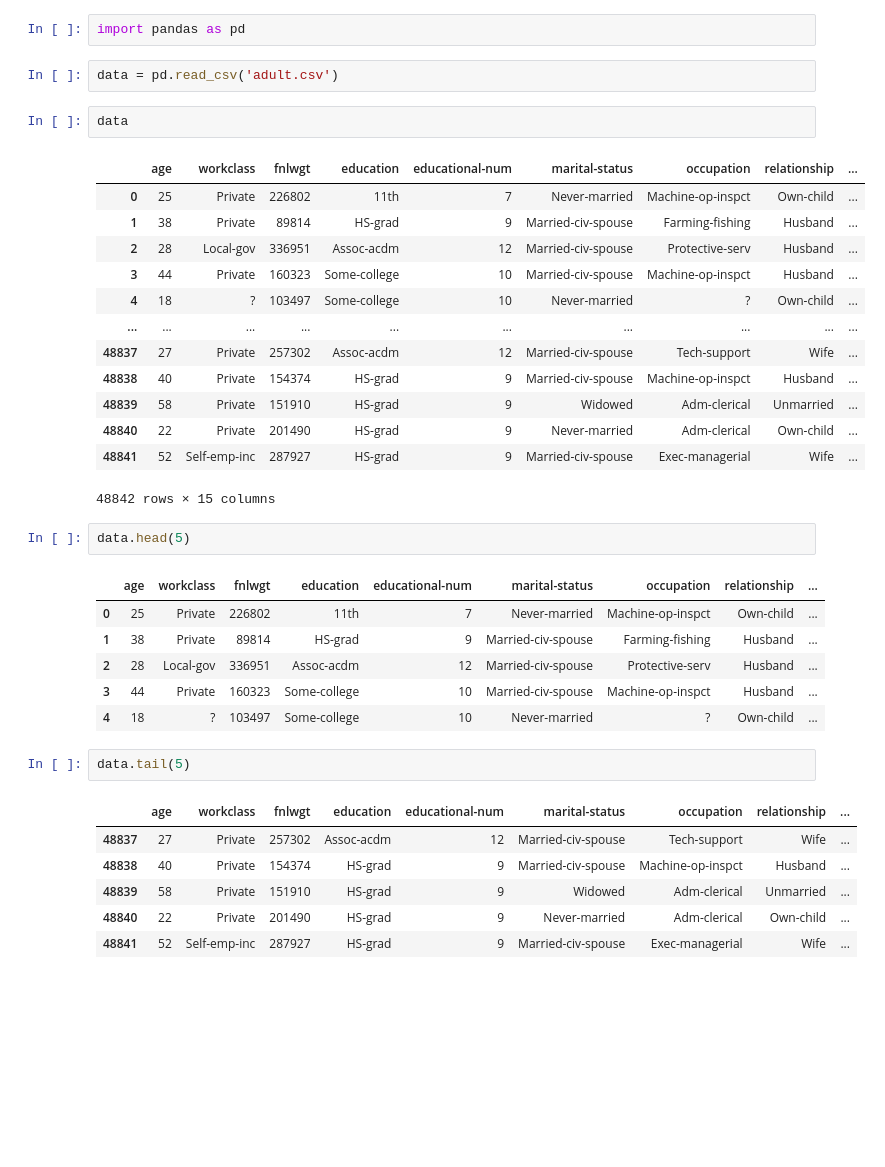
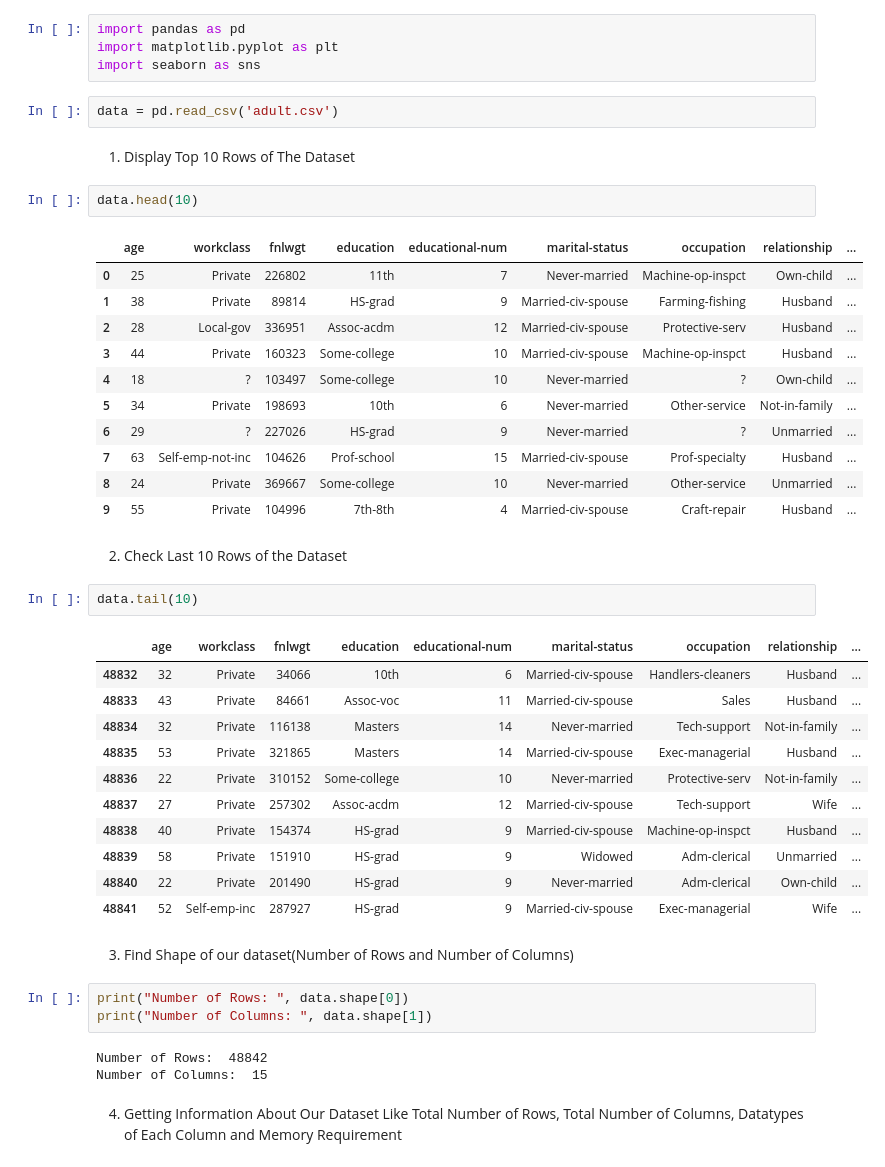
Before and after one commit to arifulislam19/Project-3AdultIncomeDataset, a Jupyter notebook: adultIncome.ipynb, the cells around one changed output. Drawn from its saved outputs; the diff is of its cells as text; blank space fills up the shorter version.

```diff
--- a/adultIncome.ipynb
+++ b/adultIncome.ipynb
@@ -1,9 +1,13 @@
 # %%
 import pandas as pd
+import matplotlib.pyplot as plt
+import seaborn as sns
 # %%
 data = pd.read_csv('adult.csv')
+# %% [markdown]
+1. Display Top 10 Rows of The Dataset
 # %%
-data
+data.head(10)
 # %% [output]
 |  | age | workclass | fnlwgt | education | educational-num | marital-status | occupation | relationship | ... |
 | 0 | 25 | Private | 226802 | 11th | 7 | Never-married | Machine-op-inspct | Own-child | ... |
@@ -11,28 +15,34 @@ data
 | 2 | 28 | Local-gov | 336951 | Assoc-acdm | 12 | Married-civ-spouse | Protective-serv | Husband | ... |
 | 3 | 44 | Private | 160323 | Some-college | 10 | Married-civ-spouse | Machine-op-inspct | Husband | ... |
 | 4 | 18 | ? | 103497 | Some-college | 10 | Never-married | ? | Own-child | ... |
-| ... | ... | ... | ... | ... | ... | ... | ... | ... | ... |
-| 48837 | 27 | Private | 257302 | Assoc-acdm | 12 | Married-civ-spouse | Tech-support | Wife | ... |
-| 48838 | 40 | Private | 154374 | HS-grad | 9 | Married-civ-spouse | Machine-op-inspct | Husband | ... |
-| 48839 | 58 | Private | 151910 | HS-grad | 9 | Widowed | Adm-clerical | Unmarried | ... |
-| 48840 | 22 | Private | 201490 | HS-grad | 9 | Never-married | Adm-clerical | Own-child | ... |
-| 48841 | 52 | Self-emp-inc | 287927 | HS-grad | 9 | Married-civ-spouse | Exec-managerial | Wife | ... |
+| 5 | 34 | Private | 198693 | 10th | 6 | Never-married | Other-service | Not-in-family | ... |
+| 6 | 29 | ? | 227026 | HS-grad | 9 | Never-married | ? | Unmarried | ... |
+| 7 | 63 | Self-emp-not-inc | 104626 | Prof-school | 15 | Married-civ-spouse | Prof-specialty | Husband | ... |
+| 8 | 24 | Private | 369667 | Some-college | 10 | Never-married | Other-service | Unmarried | ... |
+| 9 | 55 | Private | 104996 | 7th-8th | 4 | Married-civ-spouse | Craft-repair | Husband | ... |
-48842 rows × 15 columns
+# %% [markdown]
+2. Check Last 10 Rows of the Dataset
 # %%
-data.head(5)
+data.tail(10)
 # %% [output]
 |  | age | workclass | fnlwgt | education | educational-num | marital-status | occupation | relationship | ... |
-| 0 | 25 | Private | 226802 | 11th | 7 | Never-married | Machine-op-inspct | Own-child | ... |
-| 1 | 38 | Private | 89814 | HS-grad | 9 | Married-civ-spouse | Farming-fishing | Husband | ... |
-| 2 | 28 | Local-gov | 336951 | Assoc-acdm | 12 | Married-civ-spouse | Protective-serv | Husband | ... |
-| 3 | 44 | Private | 160323 | Some-college | 10 | Married-civ-spouse | Machine-op-inspct | Husband | ... |
-| 4 | 18 | ? | 103497 | Some-college | 10 | Never-married | ? | Own-child | ... |
+| 48832 | 32 | Private | 34066 | 10th | 6 | Married-civ-spouse | Handlers-cleaners | Husband | ... |
+| 48833 | 43 | Private | 84661 | Assoc-voc | 11 | Married-civ-spouse | Sales | Husband | ... |
+| 48834 | 32 | Private | 116138 | Masters | 14 | Never-married | Tech-support | Not-in-family | ... |
+| 48835 | 53 | Private | 321865 | Masters | 14 | Married-civ-spouse | Exec-managerial | Husband | ... |
+| 48836 | 22 | Private | 310152 | Some-college | 10 | Never-married | Protective-serv | Not-in-family | ... |
+| 48837 | 27 | Private | 257302 | Assoc-acdm | 12 | Married-civ-spouse | Tech-support | Wife | ... |
+| 48838 | 40 | Private | 154374 | HS-grad | 9 | Married-civ-spouse | Machine-op-inspct | Husband | ... |
+| 48839 | 58 | Private | 151910 | HS-grad | 9 | Widowed | Adm-clerical | Unmarried | ... |
+| 48840 | 22 | Private | 201490 | HS-grad | 9 | Never-married | Adm-clerical | Own-child | ... |
+| 48841 | 52 | Self-emp-inc | 287927 | HS-grad | 9 | Married-civ-spouse | Exec-managerial | Wife | ... |
+# %% [markdown]
+3. Find Shape of our dataset(Number of Rows and Number of Columns)
 # %%
-data.tail(5)
+print("Number of Rows: ", data.shape[0])
+print("Number of Columns: ", data.shape[1])
 # %% [output]
-|  | age | workclass | fnlwgt | education | educational-num | marital-status | occupation | relationship | ... |
-| 48837 | 27 | Private | 257302 | Assoc-acdm | 12 | Married-civ-spouse | Tech-support | Wife | ... |
-| 48838 | 40 | Private | 154374 | HS-grad | 9 | Married-civ-spouse | Machine-op-inspct | Husband | ... |
-| 48839 | 58 | Private | 151910 | HS-grad | 9 | Widowed | Adm-clerical | Unmarried | ... |
-| 48840 | 22 | Private | 201490 | HS-grad | 9 | Never-married | Adm-clerical | Own-child | ... |
-| 48841 | 52 | Self-emp-inc | 287927 | HS-grad | 9 | Married-civ-spouse | Exec-managerial | Wife | ... |
+Number of Rows:  48842
+Number of Columns:  15
+# %% [markdown]
+4. Getting Information About Our Dataset Like Total Number of Rows, Total Number of Columns, Datatypes of Each Column and Memory Requirement
```
Also changed, not shown: parts of 27 cells of this notebook.
